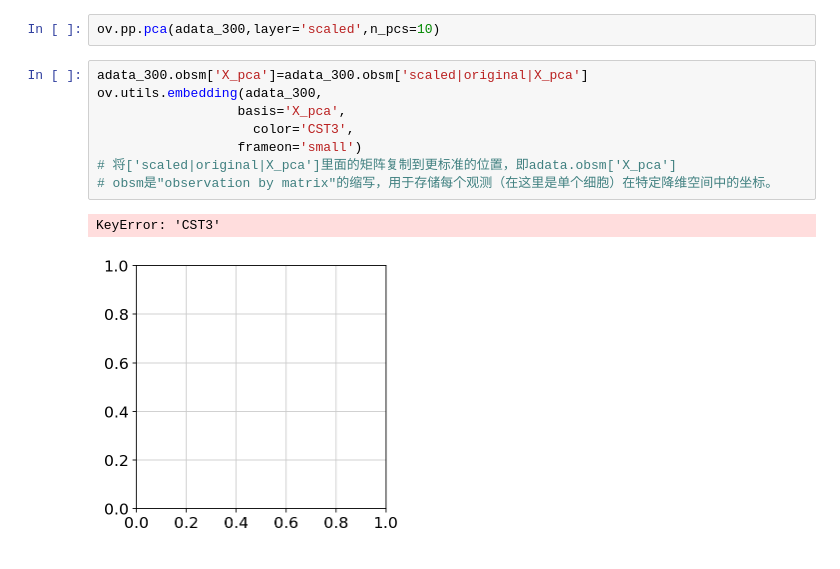
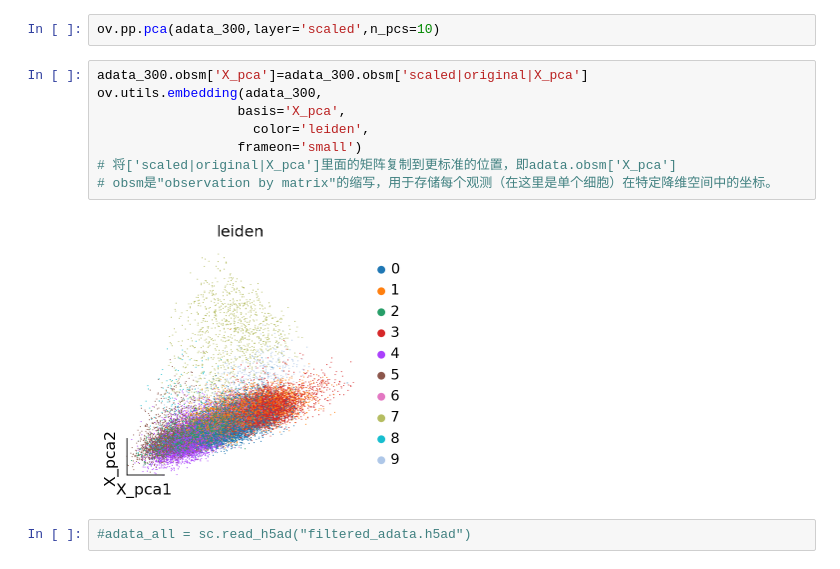
Before and after one commit to Tyc03/SMI_practice, a Jupyter notebook: preprocess.ipynb, the cells around one changed output. Saved outputs shown, nothing was run; the diff lists cells and outputs as text.

```diff
--- a/preprocess.ipynb
+++ b/preprocess.ipynb
@@ -159,11 +169,12 @@ ov.pp.pca(adata_300,layer='scaled',n_pcs=10)
 # %%
 adata_300.obsm['X_pca']=adata_300.obsm['scaled|original|X_pca']
 ov.utils.embedding(adata_300,
                   basis='X_pca',
-                    color='CST3',
+                    color='leiden',
                   frameon='small')
 # 将['scaled|original|X_pca']里面的矩阵复制到更标准的位置，即adata.obsm['X_pca']
 # obsm是"observation by matrix"的缩写，用于存储每个观测（在这里是单个细胞）在特定降维空间中的坐标。
 # %% [output]
-KeyError: 'CST3'
-[figure, old version]
+[figure, new version]
+# %%
+#adata_all = sc.read_h5ad("filtered_adata.h5ad")
```
Also changed, not shown: parts of 36 cells of this notebook, 4 other files.
